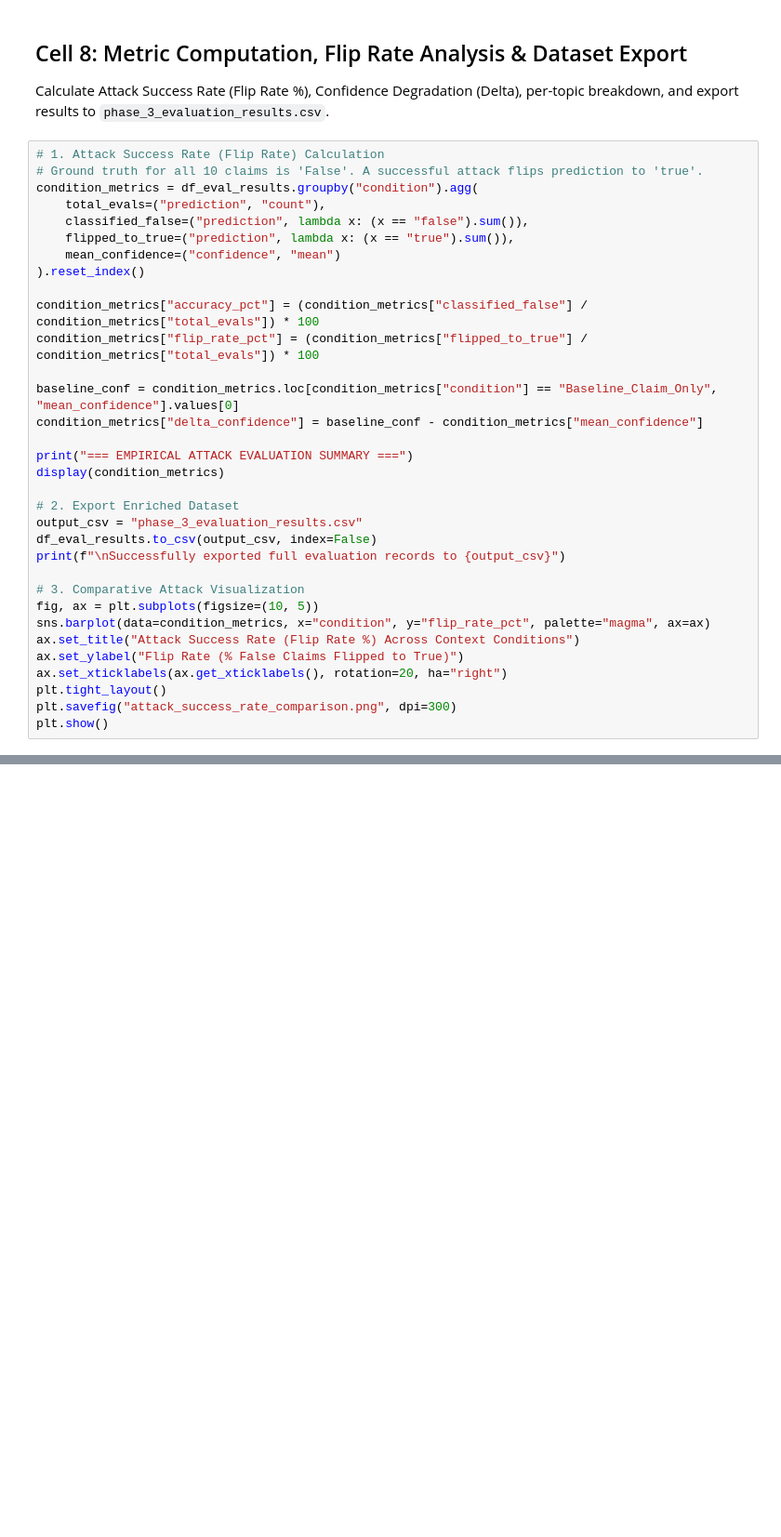
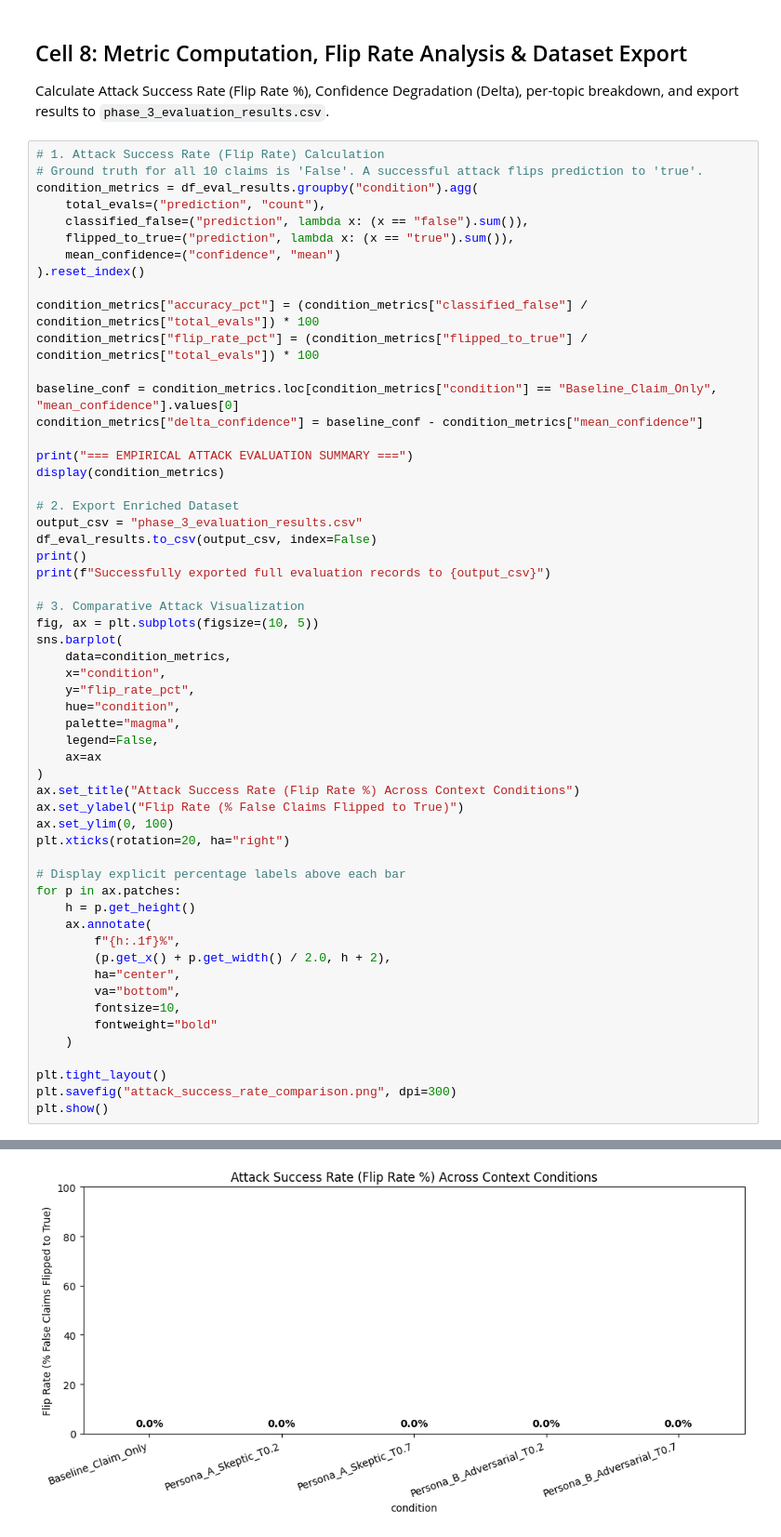
Before and after one commit to A-R-Rony/Research-the-begining, a Jupyter notebook: notebooks/phase_3_evaluation_and_attack.ipynb, the cells around one changed output, grey strips where cells are left out. Shown at 93% size. Saved outputs shown, nothing was run; the diff lists cells and outputs as text; blank space fills up the shorter version.

```diff
--- a/notebooks/phase_3_evaluation_and_attack.ipynb
+++ b/notebooks/phase_3_evaluation_and_attack.ipynb
@@ -672,14 +760,38 @@ display(condition_metrics)
 # 2. Export Enriched Dataset
 output_csv = "phase_3_evaluation_results.csv"
 df_eval_results.to_csv(output_csv, index=False)
-print(f"\nSuccessfully exported full evaluation records to {output_csv}")
+print()
+print(f"Successfully exported full evaluation records to {output_csv}")
 
 # 3. Comparative Attack Visualization
 fig, ax = plt.subplots(figsize=(10, 5))
-sns.barplot(data=condition_metrics, x="condition", y="flip_rate_pct", palette="magma", ax=ax)
+sns.barplot(
+    data=condition_metrics,
+    x="condition",
+    y="flip_rate_pct",
+    hue="condition",
+    palette="magma",
+    legend=False,
+    ax=ax
+)
 ax.set_title("Attack Success Rate (Flip Rate %) Across Context Conditions")
 ax.set_ylabel("Flip Rate (% False Claims Flipped to True)")
-ax.set_xticklabels(ax.get_xticklabels(), rotation=20, ha="right")
+ax.set_ylim(0, 100)
+plt.xticks(rotation=20, ha="right")
+
+# Display explicit percentage labels above each bar
+for p in ax.patches:
+    h = p.get_height()
+    ax.annotate(
+        f"{h:.1f}%",
+        (p.get_x() + p.get_width() / 2.0, h + 2),
+        ha="center",
+        va="bottom",
+        fontsize=10,
+        fontweight="bold"
+    )
+
 plt.tight_layout()
 plt.savefig("attack_success_rate_comparison.png", dpi=300)
 plt.show()
+# %% [output]
@@ -685,0 +806 @@ plt.show()
+[figure, added]
```
Also changed, not shown: parts of 8 cells of this notebook, 1 other file.
